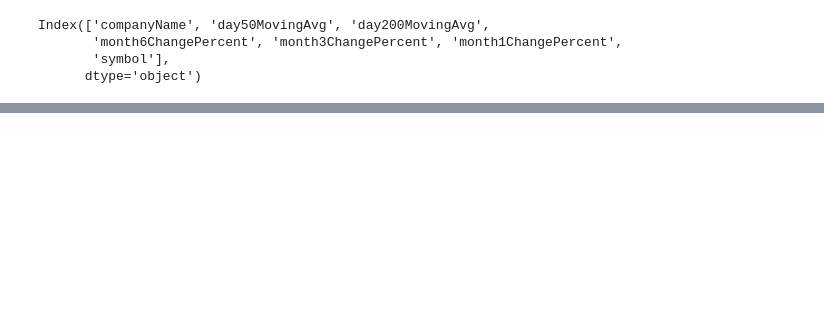
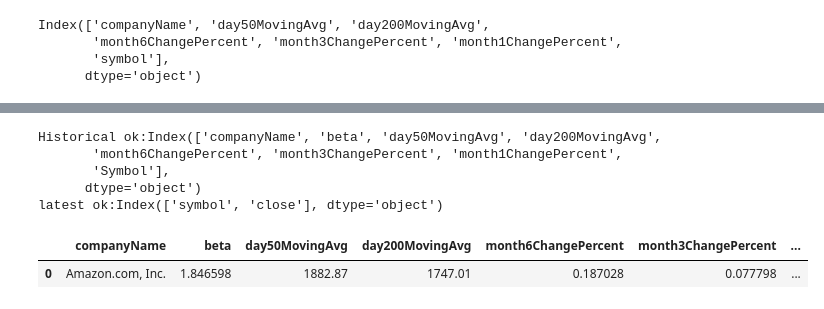
Before and after one commit to mmistroni/TensorFlowPlayground, a Jupyter notebook: StockAndNewsAPIs.ipynb, the cells around one changed output, grey strips where cells are left out. Saved outputs shown, nothing was run; the diff lists cells and outputs as text; code cells hidden in the pictures; blank space fills up the shorter version.

```diff
--- a/StockAndNewsAPIs.ipynb
+++ b/StockAndNewsAPIs.ipynb
@@ -141,17 +133,16 @@ def get_latest_price(symbol):
 def get_nyse_df():
   return pd.read_csv('/tmp/nyse.csv', header=0)[['Symbol', 'Name', 'Sector', 'industry']]
 # %%
-def compute_performance(start_dt, end_dt, ticker='AMZN'):
+def compute_performance(start_dt, end_dt, ticker):
   try:
     import time
-    return get_historical_data(ticker, start_dt, end_dt)
-    cols = df.columns
-    #print('Start:{}, End:{}'.format(df[cols].iloc[0], df[cols].iloc[-1]))
-    pcnt_df = df[cols].iloc[-1] / df[cols].iloc[0] - 1
-    res = pd.DataFrame(pcnt_df, columns=['performance'])
-    res['Symbol'] = ticker
-    res['Latest'] = df[cols].iloc[-1]
-    return res
+    historical_df =  get_historical_data(ticker, start_dt, end_dt)
+    print('Historical ok:{}'.format(historical_df.columns))
+
+    latest_df = get_latest_price(ticker)
+    print ('latest ok:{}'.format(latest_df.columns))
+    merged = pd.merge(historical_df, latest_df, how='inner' , left_on="Symbol", right_on="symbol").drop('symbol', axis=1)
+    return merged
   except Exception as e:
     print('Exception:{}'.format(str(e)))
     print('Unable to find data for {}:{}'.format(ticker,str(e)))
@@ -214,0 +273,12 @@ get_latest_price('AMZN')
+# %%
+start, end = get_date_ranges()
+compute_performance(start, end, 'AMZN')
+#get_latest_price('AMZN')
+# %% [output]
+Historical ok:Index(['companyName', 'beta', 'day50MovingAvg', 'day200MovingAvg',
+       'month6ChangePercent', 'month3ChangePercent', 'month1ChangePercent',
+       'Symbol'],
+      dtype='object')
+latest ok:Index(['symbol', 'close'], dtype='object')
+|  | companyName | beta | day50MovingAvg | day200MovingAvg | month6ChangePercent | month3ChangePercent | ... |
+| 0 | Amazon.com, Inc. | 1.846598 | 1882.87 | 1747.01 | 0.187028 | 0.077798 | ... |
```
Also changed, not shown: parts of 12 cells of this notebook.
